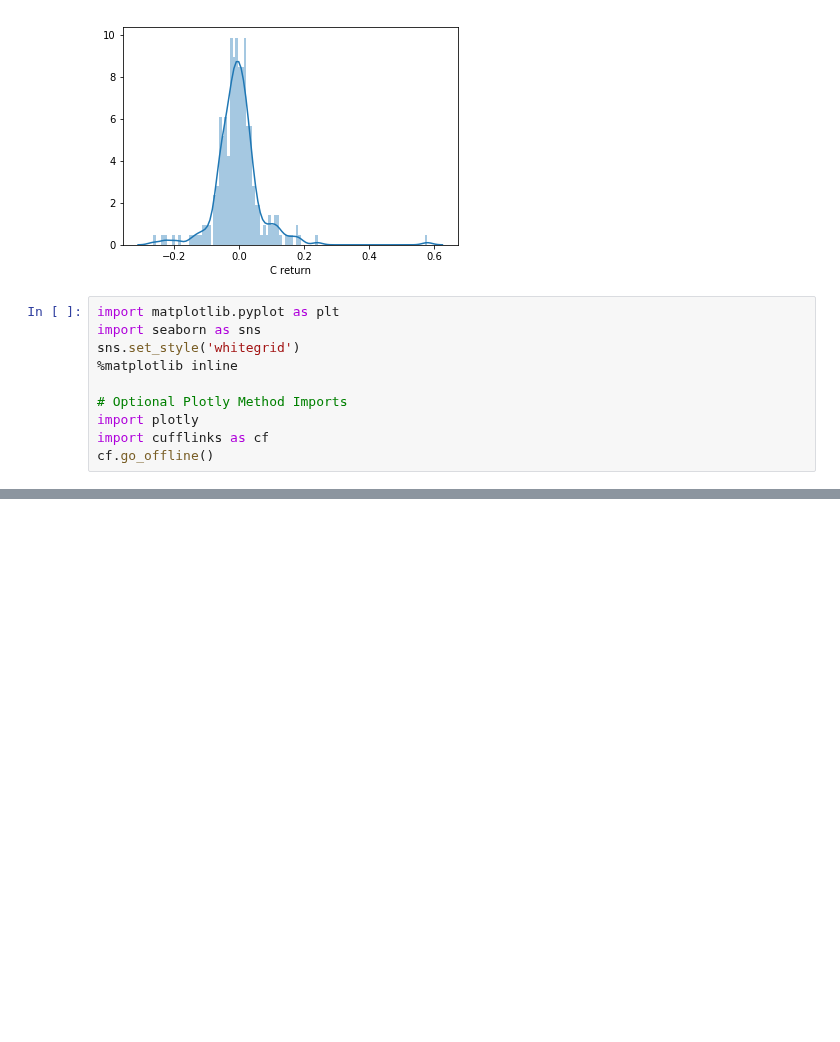
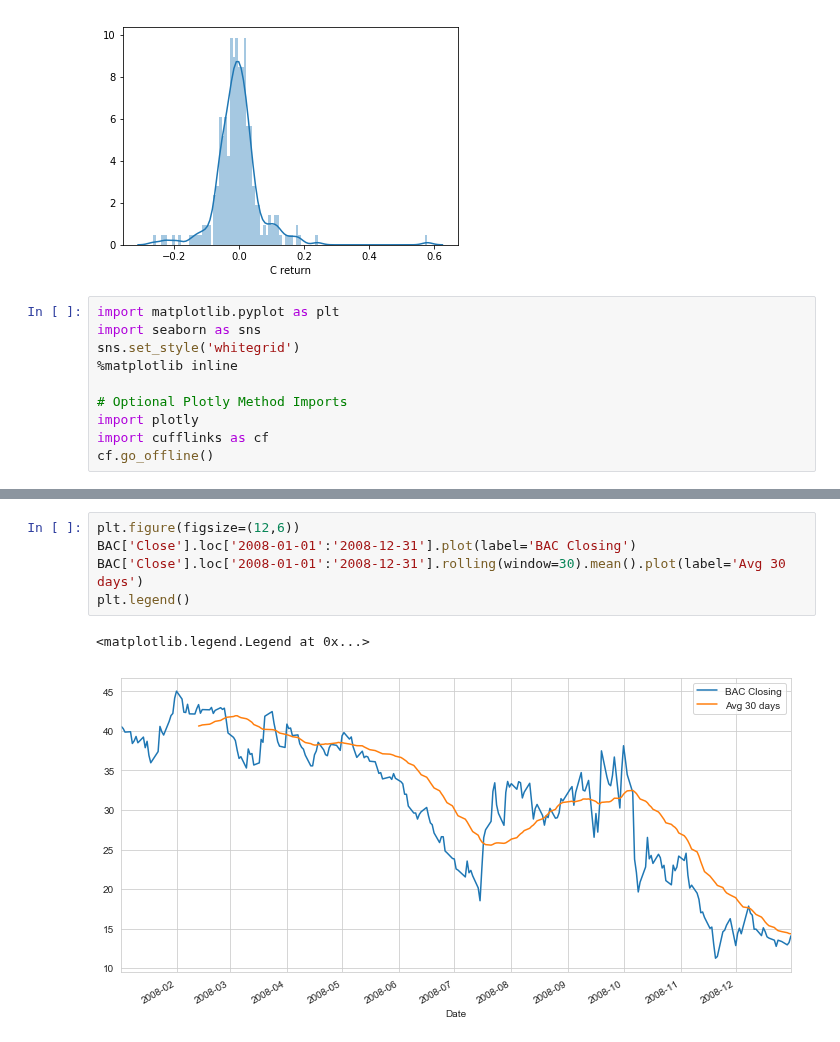
Before and after one commit to BrianAKass/Machine-Learning-Projects, a Jupyter notebook: PML Projects/08-02a -Finance Project.ipynb, the cells around one changed output, grey strips where cells are left out. Drawn from its saved outputs; the diff is of its cells as text; blank space fills up the shorter version.

```diff
--- a/PML Projects/08-02a -Finance Project.ipynb
+++ b/PML Projects/08-02a -Finance Project.ipynb
@@ -188,0 +199,8 @@ cf.go_offline()
+# %%
+plt.figure(figsize=(12,6))
+BAC['Close'].loc['2008-01-01':'2008-12-31'].plot(label='BAC Closing')
+BAC['Close'].loc['2008-01-01':'2008-12-31'].rolling(window=30).mean().plot(label='Avg 30 days')
+plt.legend()
+# %% [output]
+<matplotlib.legend.Legend at 0x...>
+[figure, added]
```
Also changed, not shown: parts of 7 cells of this notebook.
